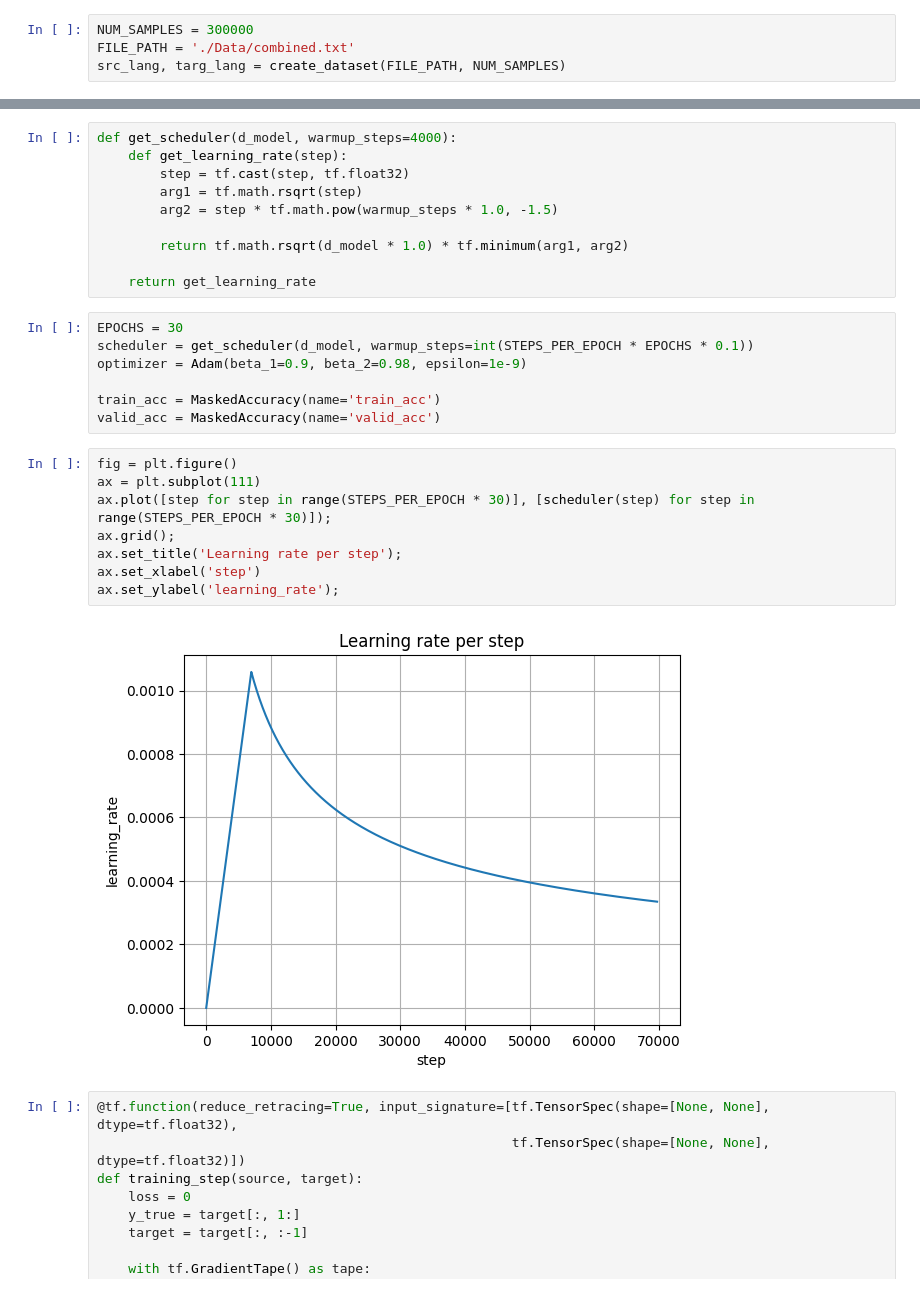
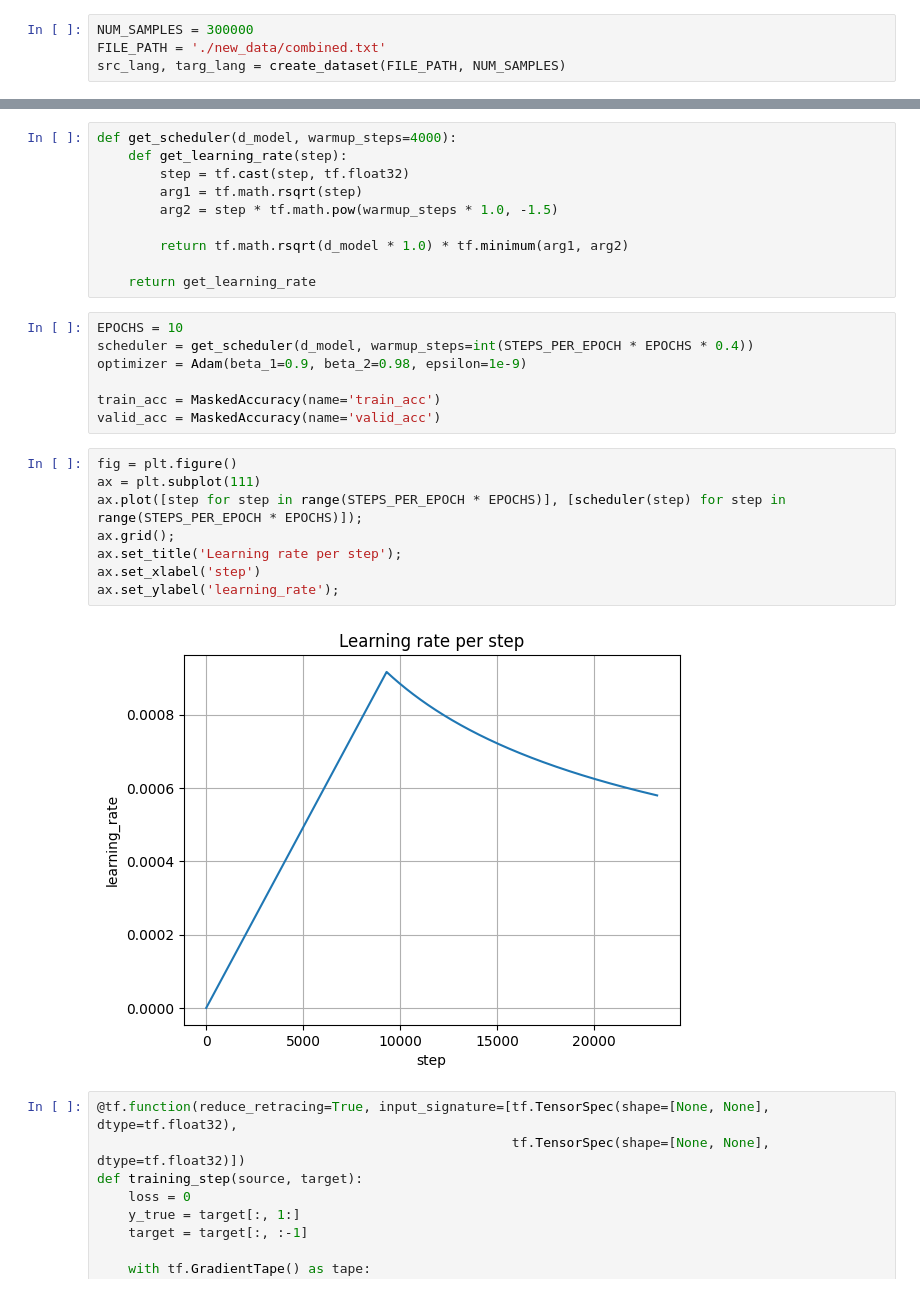
Before and after one commit to AlirezaKamyab/NMT-Project, a Jupyter notebook: Transformers.ipynb, the cells around one changed output, grey strips where cells are left out. Cells and saved outputs as stored; diff of their text form.

```diff
--- a/Transformers.ipynb
+++ b/Transformers.ipynb
@@ -72,7 +72,7 @@ def sort_dataset(source, target):
 ## Loading the dataset
 # %%
 NUM_SAMPLES = 300000
-FILE_PATH = './Data/combined.txt'
+FILE_PATH = './new_data/combined.txt'
 src_lang, targ_lang = create_dataset(FILE_PATH, NUM_SAMPLES)
 # %%
 src_train, src_val, targ_train, targ_val = train_test_split(src_lang, targ_lang, test_size=0.2, shuffle=True)
@@ -640,8 +640,8 @@ def get_scheduler(d_model, warmup_steps=4000):
 
     return get_learning_rate
 # %%
-EPOCHS = 30
-scheduler = get_scheduler(d_model, warmup_steps=int(STEPS_PER_EPOCH * EPOCHS * 0.1))
+EPOCHS = 10
+scheduler = get_scheduler(d_model, warmup_steps=int(STEPS_PER_EPOCH * EPOCHS * 0.4))
 optimizer = Adam(beta_1=0.9, beta_2=0.98, epsilon=1e-9)
 
 train_acc = MaskedAccuracy(name='train_acc')
@@ -649,13 +649,13 @@ valid_acc = MaskedAccuracy(name='valid_acc')
 # %%
 fig = plt.figure()
 ax = plt.subplot(111)
-ax.plot([step for step in range(STEPS_PER_EPOCH * 30)], [scheduler(step) for step in range(STEPS_PER_EPOCH * 30)]);
+ax.plot([step for step in range(STEPS_PER_EPOCH * EPOCHS)], [scheduler(step) for step in range(STEPS_PER_EPOCH * EPOCHS)]);
 ax.grid();
 ax.set_title('Learning rate per step');
 ax.set_xlabel('step')
 ax.set_ylabel('learning_rate');
 # %% [output]
-[figure, old version]
+[figure, new version]
 # %%
 @tf.function(reduce_retracing=True, input_signature=[tf.TensorSpec(shape=[None, None], dtype=tf.float32),
                                                      tf.TensorSpec(shape=[None, None], dtype=tf.float32)])
```
Also changed, not shown: parts of 17 cells of this notebook.
